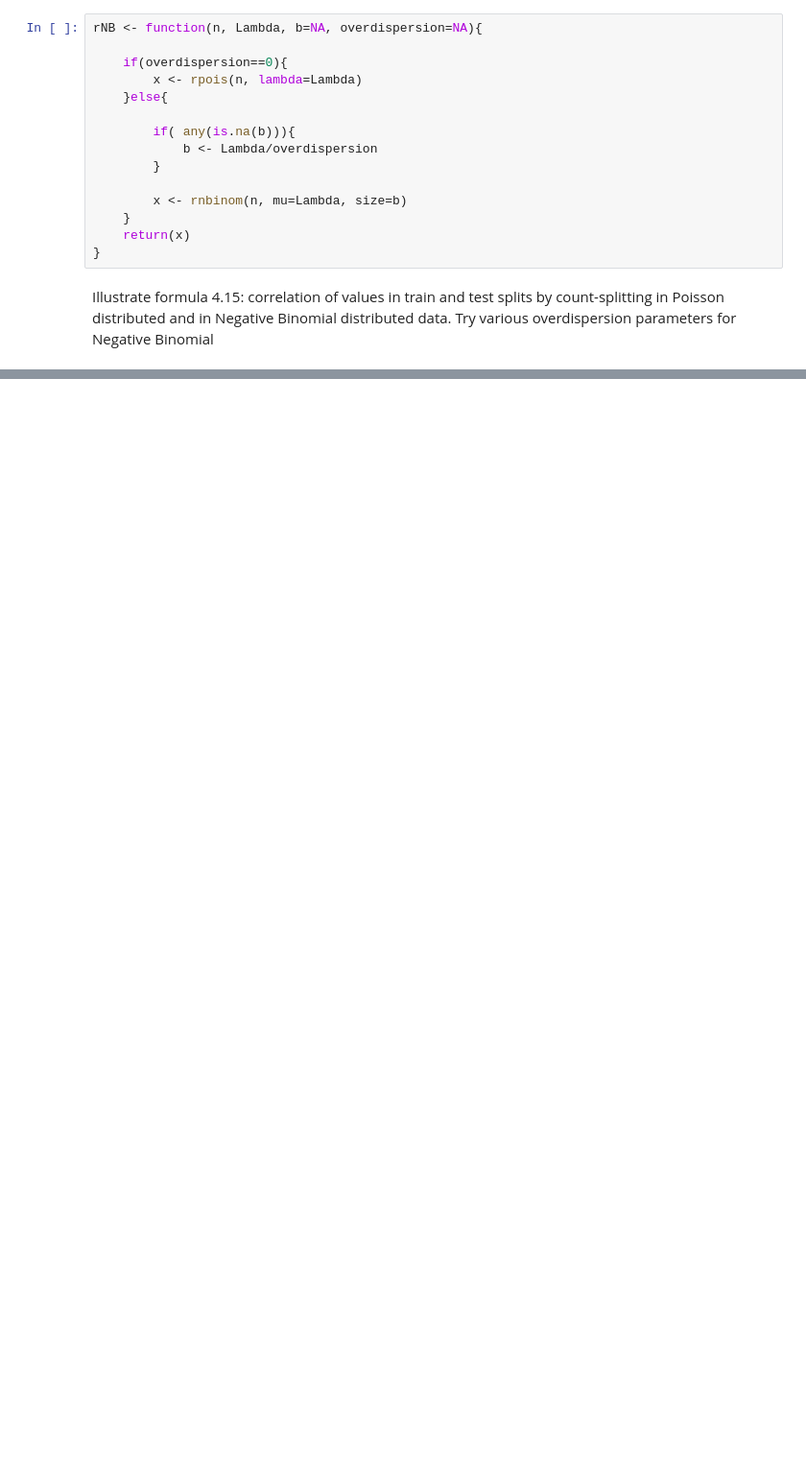
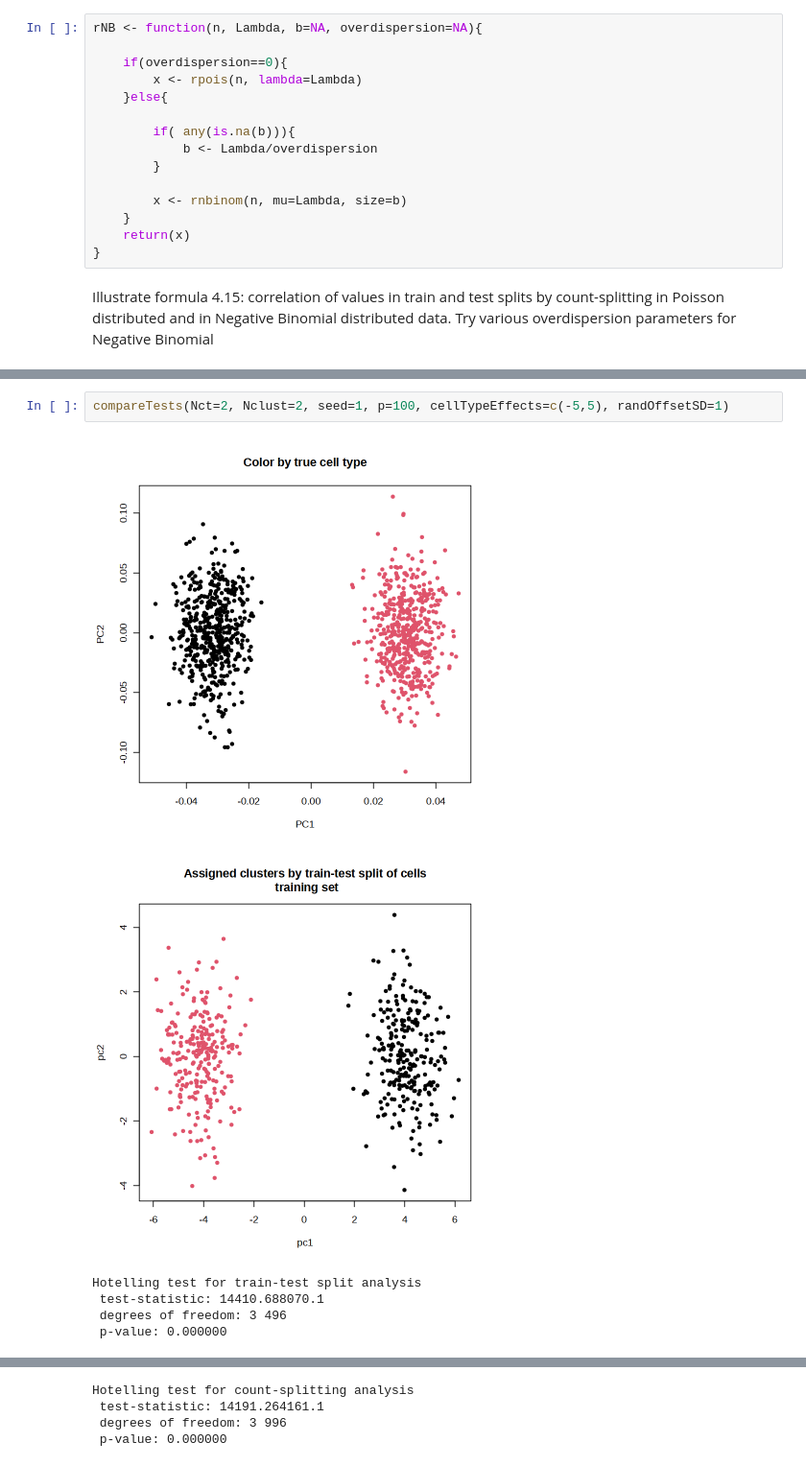
Before and after one commit to Zeyuan-Chen/CountSplitting, a Jupyter notebook: simulation/count-splitting simulation.ipynb, the cells around one changed output, grey strips where cells are left out. Shown at 96% size. Saved outputs shown, nothing was run; the diff lists cells and outputs as text; blank space fills up the shorter version.

```diff
--- a/simulation/count-splitting simulation.ipynb
+++ b/simulation/count-splitting simulation.ipynb
@@ -420,0 +437,9 @@ pdf
+# %%
+compareTests(Nct=2, Nclust=2, seed=1, p=100, cellTypeEffects=c(-5,5), randOffsetSD=1)
+# %% [output]
+[figure, added]
+[figure, added]
+Hotelling test for train-test split analysis
+ test-statistic: 14410.688070.1
+ degrees of freedom: 3 496
+ p-value: 0.000000
@@ -420,0 +448,4 @@ pdf
+Hotelling test for count-splitting analysis
+ test-statistic: 14191.264161.1
+ degrees of freedom: 3 996
+ p-value: 0.000000
```
Also changed, not shown: parts of 26 cells of this notebook, 3 other files.
